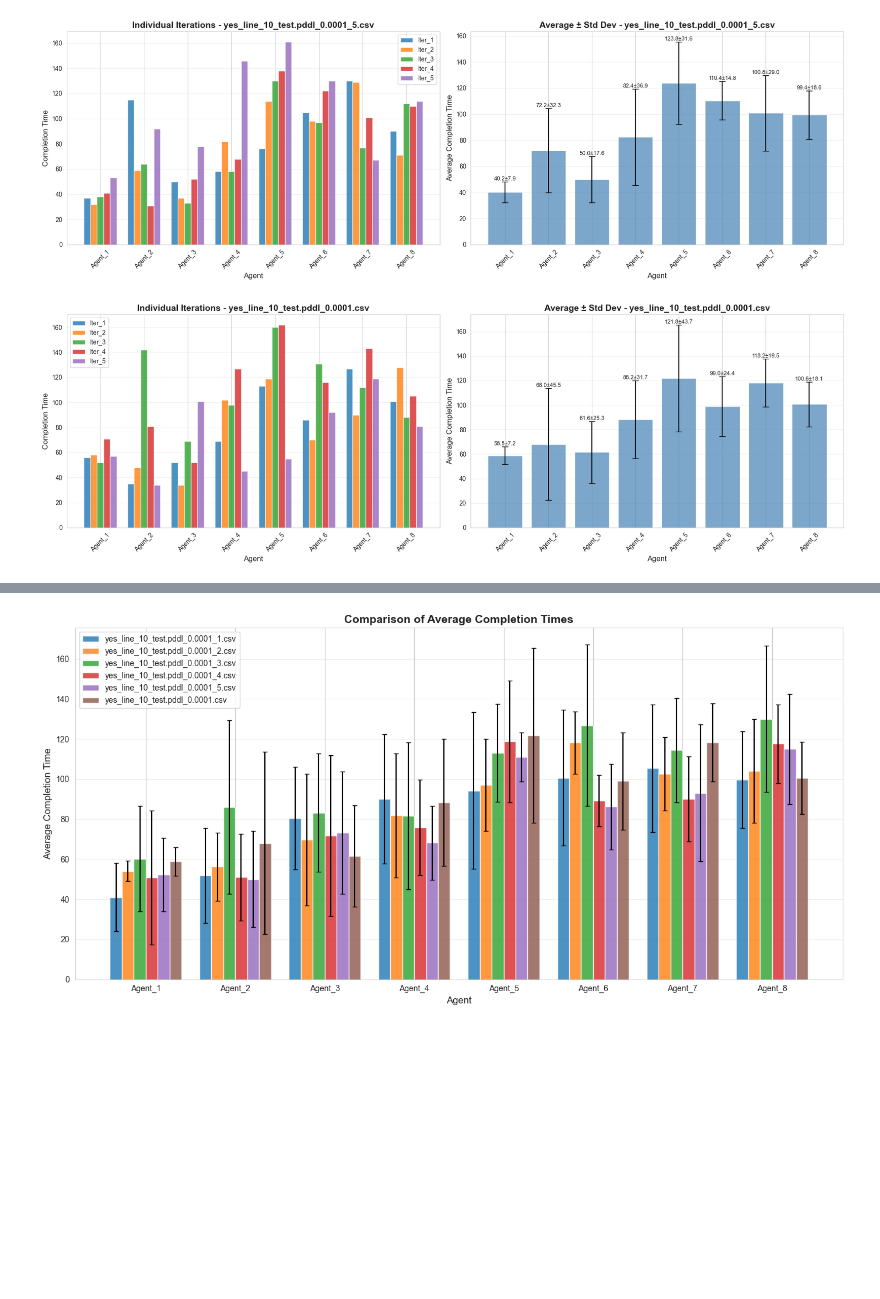
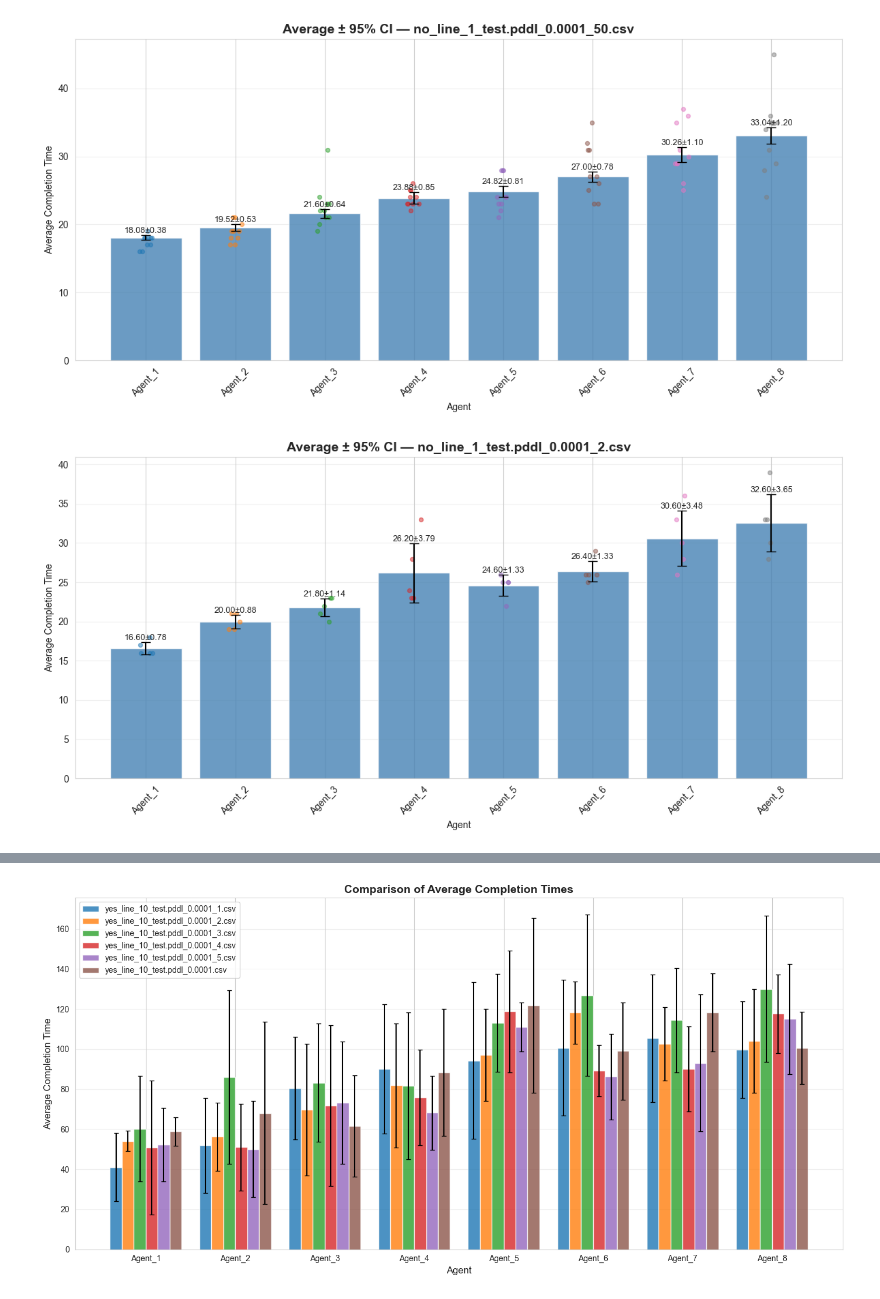
Before and after one commit to Sydney-Levine-Lab/line-cutting-model, a Jupyter notebook: all_data/25-09-29 Test stochasticity and diff level 1/visualize_completion_times.ipynb, the cells around one changed output, grey strips where cells are left out. Cells and saved outputs as stored; diff of their text form; code cells hidden in the pictures; blank space fills up the shorter version.

```diff
--- a/all_data/25-09-29 Test stochasticity and diff level 1/visualize_completion_times.ipynb
+++ b/all_data/25-09-29 Test stochasticity and diff level 1/visualize_completion_times.ipynb
@@ -175,7 +297,9 @@ def compare_folders(folder1, folder2, pattern='*.csv', exclude_collision=True):
 # %%
 # Single file visualization
-data = plot_single_file('level-1/yes_line_10_test.pddl_0.0001_5.csv')
-base = plot_single_file('../paper_data/yes_line_10_test.pddl_0.0001.csv')
+data50 = plot_single_file('level-1/no_line_1_test.pddl_0.0001_50.csv')
+data5 = plot_single_file('level-1/no_line_1_test.pddl_0.0001_2.csv')
+base2 = plot_single_file('level-0/no_line_1_test.pddl_0.0001_2.csv')
+base = plot_single_file('../paper_data/no_line_1_test.pddl_0.0001.csv')
 # %% [output]
-[figure, old version]
+[figure, new version]
-[figure, old version]
+[figure, new version]
```
Also changed, not shown: parts of 5 cells of this notebook, 3 other files.
